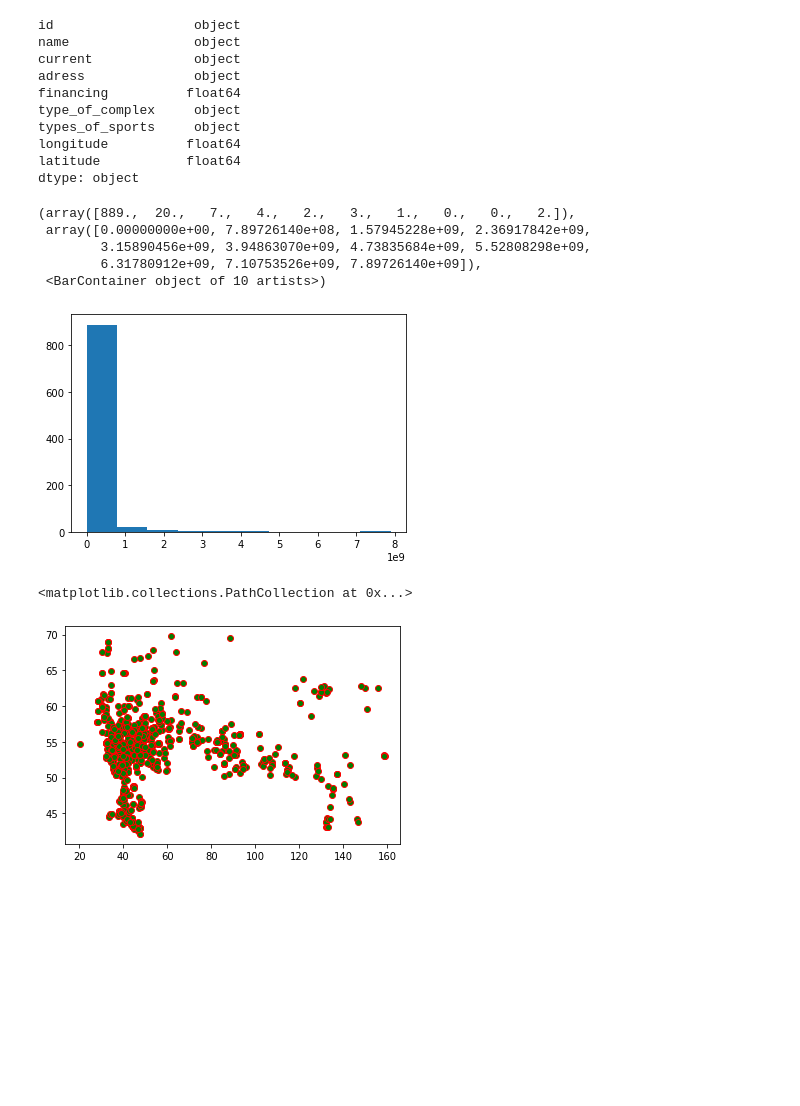
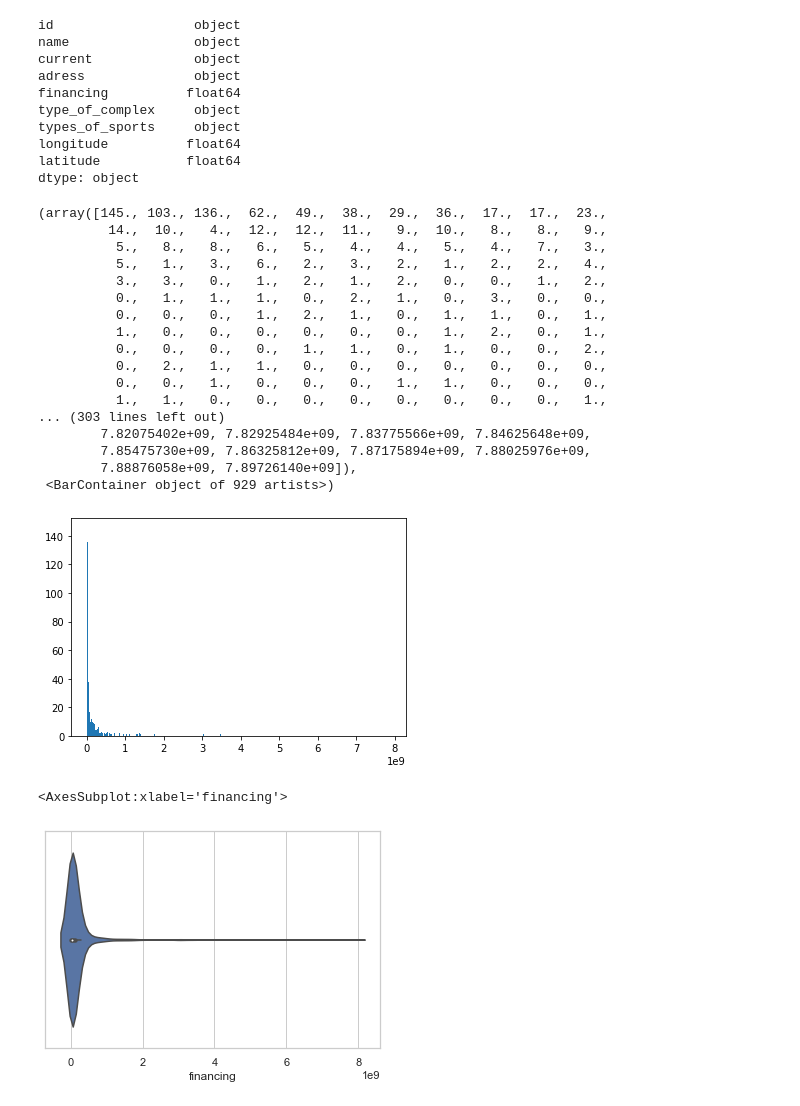
Before and after one commit to TheDryus/A-project-about-Russian-sports-facilities, a Jupyter notebook: All_Russian_Register_of_Sports_facilities_with_sports.ipynb, the cells around one changed output. Cells and saved outputs as stored; diff of their text form; code cells hidden in the pictures; blank space fills up the shorter version.

Commit message:
basemap заработал, построит violinplot

```diff
--- a/All_Russian_Register_of_Sports_facilities_with_sports.ipynb
+++ b/All_Russian_Register_of_Sports_facilities_with_sports.ipynb
@@ -176,17 +177,28 @@ longitude          float64
 latitude           float64
 dtype: object
 # %%
-plt.hist(df['financing'])
+plt.hist(df['financing'], bins=len(df))
 # %% [output]
-(array([889.,  20.,   7.,   4.,   2.,   3.,   1.,   0.,   0.,   2.]),
- array([0.00000000e+00, 7.89726140e+08, 1.57945228e+09, 2.36917842e+09,
-        3.15890456e+09, 3.94863070e+09, 4.73835684e+09, 5.52808298e+09,
-        6.31780912e+09, 7.10753526e+09, 7.89726140e+09]),
- <BarContainer object of 10 artists>)
+(array([145., 103., 136.,  62.,  49.,  38.,  29.,  36.,  17.,  17.,  23.,
+         14.,  10.,   4.,  12.,  12.,  11.,   9.,  10.,   8.,   8.,   9.,
+          5.,   8.,   8.,   6.,   5.,   4.,   4.,   5.,   4.,   7.,   3.,
+          5.,   1.,   3.,   6.,   2.,   3.,   2.,   1.,   2.,   2.,   4.,
+          3.,   3.,   0.,   1.,   2.,   1.,   2.,   0.,   0.,   1.,   2.,
+          0.,   1.,   1.,   1.,   0.,   2.,   1.,   0.,   3.,   0.,   0.,
+          0.,   0.,   0.,   1.,   2.,   1.,   0.,   1.,   1.,   0.,   1.,
+          1.,   0.,   0.,   0.,   0.,   0.,   0.,   1.,   2.,   0.,   1.,
+          0.,   0.,   0.,   0.,   1.,   1.,   0.,   1.,   0.,   0.,   2.,
+          0.,   2.,   1.,   1.,   0.,   0.,   0.,   0.,   0.,   0.,   0.,
+          0.,   0.,   1.,   0.,   0.,   0.,   1.,   1.,   0.,   0.,   0.,
+          1.,   1.,   0.,   0.,   0.,   0.,   0.,   0.,   0.,   0.,   1.,
+... (303 lines left out)
+        7.82075402e+09, 7.82925484e+09, 7.83775566e+09, 7.84625648e+09,
+        7.85475730e+09, 7.86325812e+09, 7.87175894e+09, 7.88025976e+09,
+        7.88876058e+09, 7.89726140e+09]),
+ <BarContainer object of 929 artists>)
-[figure, old version]
+[figure, new version]
-# %%
-#Расположили точки
-plt.scatter(df.longitude, df.latitude,color='green' ,edgecolors='red')
-# %% [output]
-<matplotlib.collections.PathCollection at 0x...>
-[figure, removed]
+# %%
+sns.violinplot(df['financing'])
+# %% [output]
+<AxesSubplot:xlabel='financing'>
+[figure, added]
```
Also changed, not shown: parts of 6 cells of this notebook.
